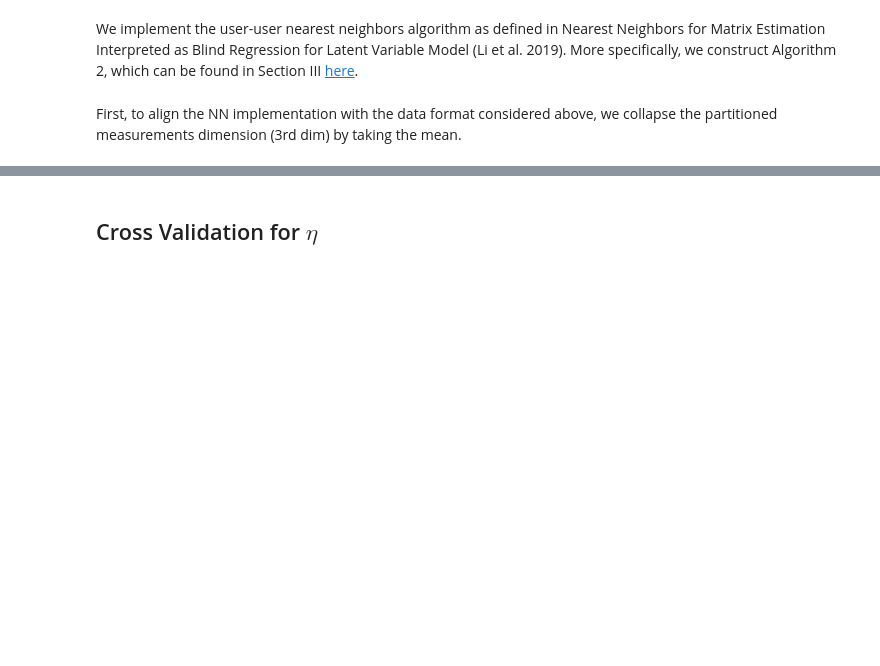
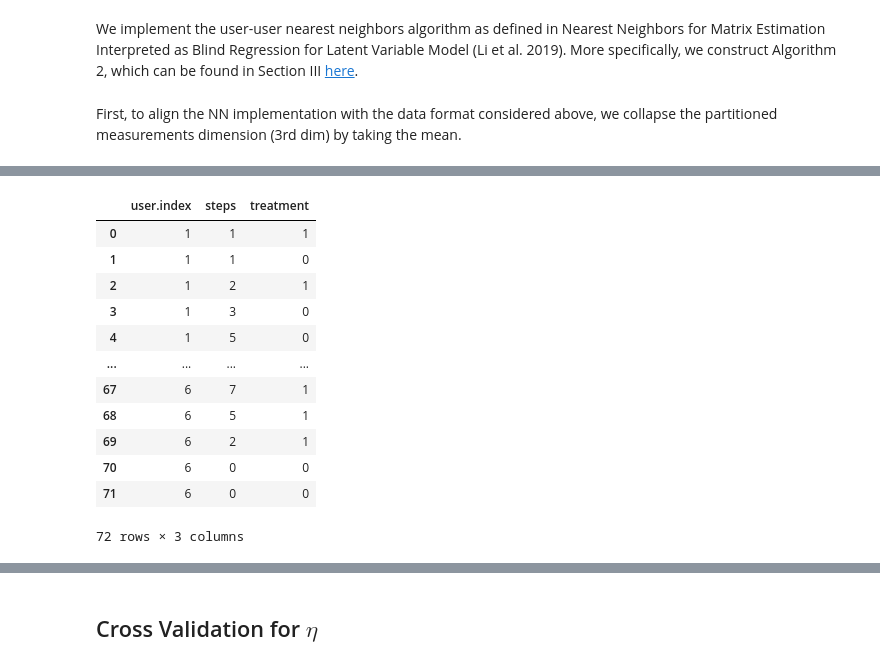
Before and after one commit to calebchin/Heartsteps-DNN, a Jupyter notebook: distributionalnn_heartsteps.ipynb, the cells around one changed output, grey strips where cells are left out. Drawn from its saved outputs; the diff is of its cells as text; code cells hidden in the pictures; blank space fills up the shorter version.

```diff
--- a/distributionalnn_heartsteps.ipynb
+++ b/distributionalnn_heartsteps.ipynb
@@ -442,0 +419,49 @@ def mse(A_hat, A):
+# %%
+# user inds
+uA = np.repeat(1, 6 * 2)
+uB = np.repeat(2, 6 * 2)
+uC = np.repeat(3, 6 * 2)
+
+uD = np.repeat(4, 6 * 2)
+uE = np.repeat(5, 6 * 2)
+uF = np.repeat(6, 6 * 2)
+
+user_index = np.concatenate((uA, uB, uC, uD, uE, uF))
+
+# step measurements
+steps_uA = [1, 1, 2, 3, 5, 9, 1, 1, 3, 4, 5, 10]
+steps_uB = [0, 2, 2, 4, 5, 11, 0, 2, 3, 3, 4, 12]
+steps_uC = [0, 0, 2, 5, 7, 10, 2, 2, 1, 5, 6, 9]
+
+steps_uD = [10, 5, 4, 3, 1, 1, 9, 5, 3, 2, 1, 1]
+steps_uE = [12, 4, 3, 3, 2, 0, 11, 5, 4, 2, 2, 0]
+steps_uF = [9, 6, 5, 1, 2, 2, 10, 7, 5, 2, 0, 0]
+steps = np.concatenate((steps_uA, steps_uB, steps_uC, steps_uD, steps_uE, steps_uF))
+
+# treatment indicators
+trt_uA = [1, 0, 1, 0, 0, 0, 1, 1, 0, 1, 1, 0]
+trt_uB = [0, 0, 0, 1, 1, 1, 0, 1, 1, 0, 1, 0]
+trt_uC = [1, 1, 1, 1, 1, 1, 1, 1, 1, 1, 0, 0]
+
+trt_uD = [1, 0, 1, 0, 0, 0, 1, 1, 0, 1, 1, 0]
+trt_uE = [0, 0, 0, 1, 1, 1, 0, 1, 1, 0, 1, 0]
+trt_uF = [1, 1, 1, 1, 1, 1, 1, 1, 1, 1, 0, 0]
+
+trt = np.concatenate((trt_uA, trt_uB, trt_uC, trt_uD, trt_uE, trt_uF))
+final_np = np.stack((user_index, steps, trt), axis = 1)
+df_nn_test = pd.DataFrame(final_np, columns = ["user.index", "steps", "treatment"])
+df_nn_test
+# %% [output]
+|  | user.index | steps | treatment |
+| 0 | 1 | 1 | 1 |
+| 1 | 1 | 1 | 0 |
+| 2 | 1 | 2 | 1 |
+| 3 | 1 | 3 | 0 |
+| 4 | 1 | 5 | 0 |
+| ... | ... | ... | ... |
+| 67 | 6 | 7 | 1 |
+| 68 | 6 | 5 | 1 |
+| 69 | 6 | 2 | 1 |
+| 70 | 6 | 0 | 0 |
+| 71 | 6 | 0 | 0 |
+72 rows × 3 columns
```
Also changed, not shown: parts of 27 cells of this notebook.
